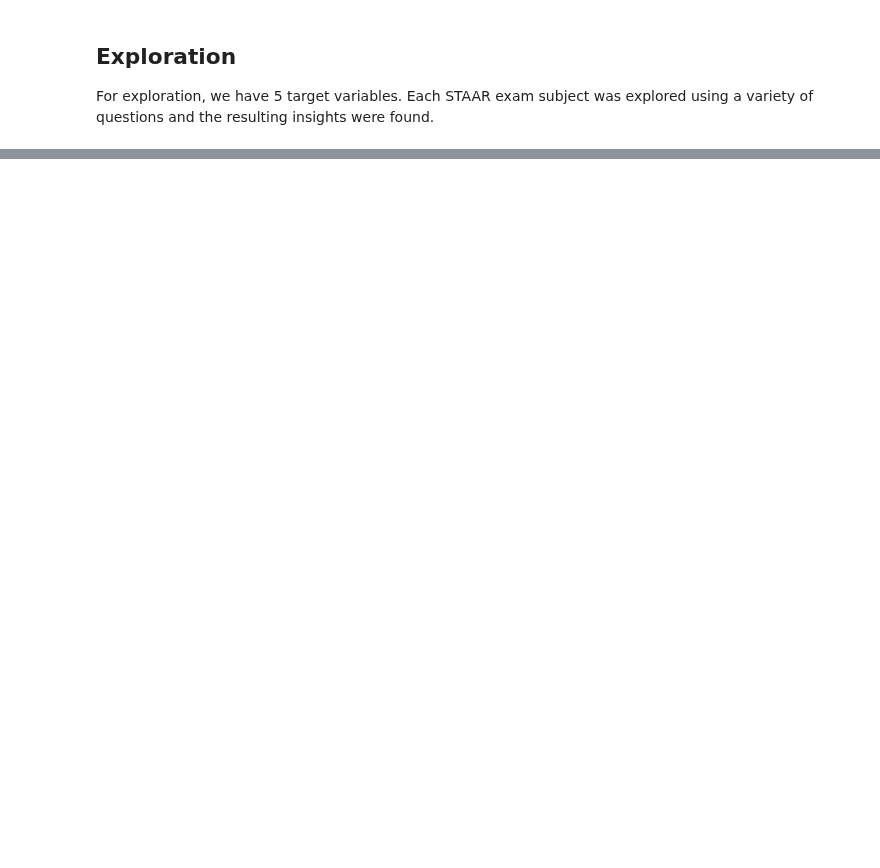
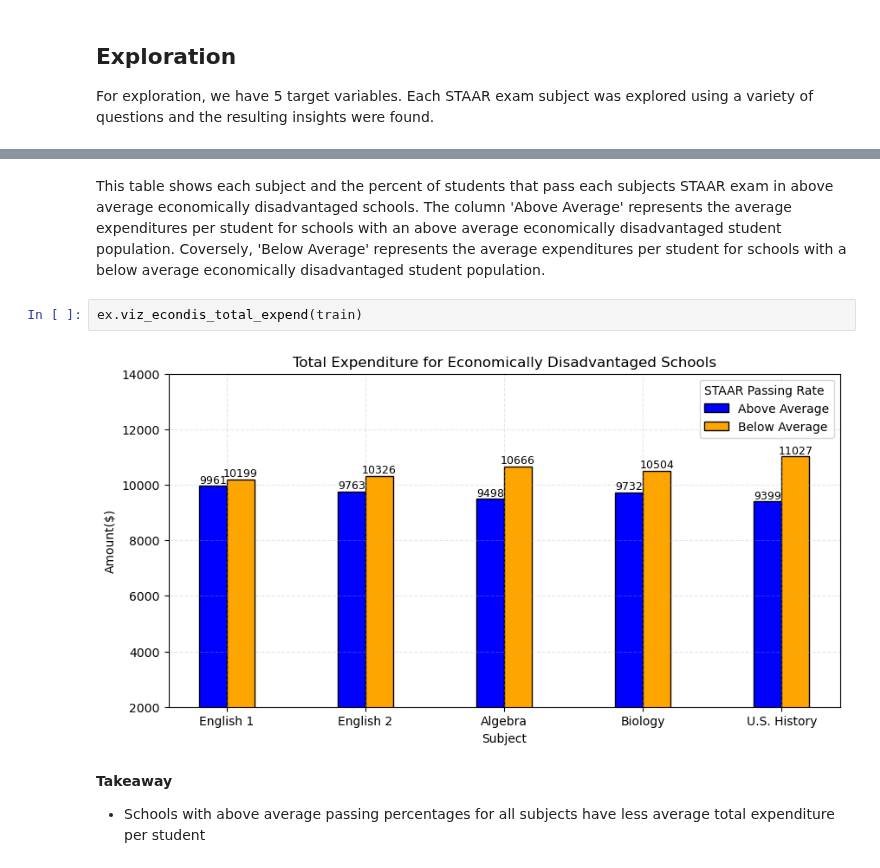
Before and after one commit to college-readiness-preds/capstone_readiness, a Jupyter notebook: stephen_folder/final_notebook.ipynb, the cells around one changed output, grey strips where cells are left out. Saved outputs shown, nothing was run; the diff lists cells and outputs as text; blank space fills up the shorter version.

```diff
--- a/stephen_folder/final_notebook.ipynb
+++ b/stephen_folder/final_notebook.ipynb
@@ -116,0 +150,9 @@ correlation of student teacher ratio an history
+# %% [markdown]
+This table shows each subject and the percent of students that pass each subjects STAAR exam in above average economically disadvantaged schools. The column 'Above Average' represents the average expenditures per student for schools with an above average economically disadvantaged student population. Coversely, 'Below Average' represents the average expenditures per student for schools with a below average economically disadvantaged student population.
+# %%
+ex.viz_econdis_total_expend(train)
+# %% [output]
+[figure, added]
+# %% [markdown]
+**Takeaway**
+* Schools with above average passing percentages for all subjects have less average total expenditure per student
```
Also changed, not shown: parts of 34 cells of this notebook, 1 other file.
